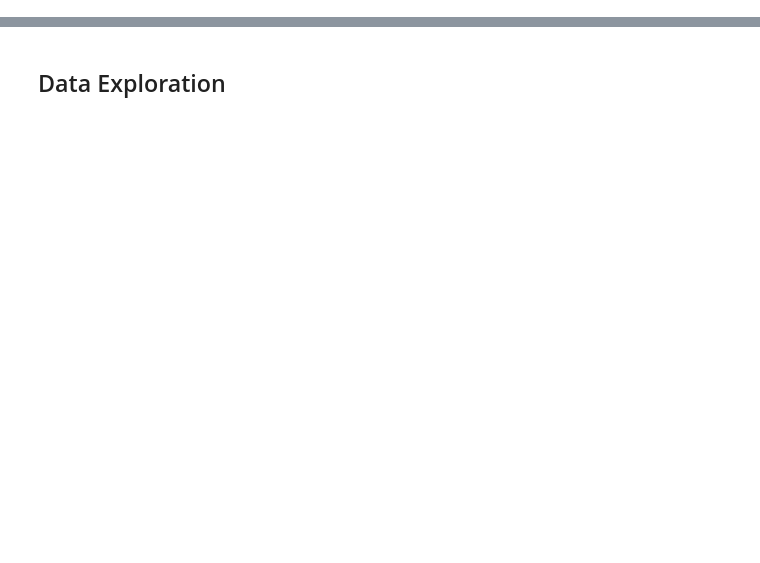
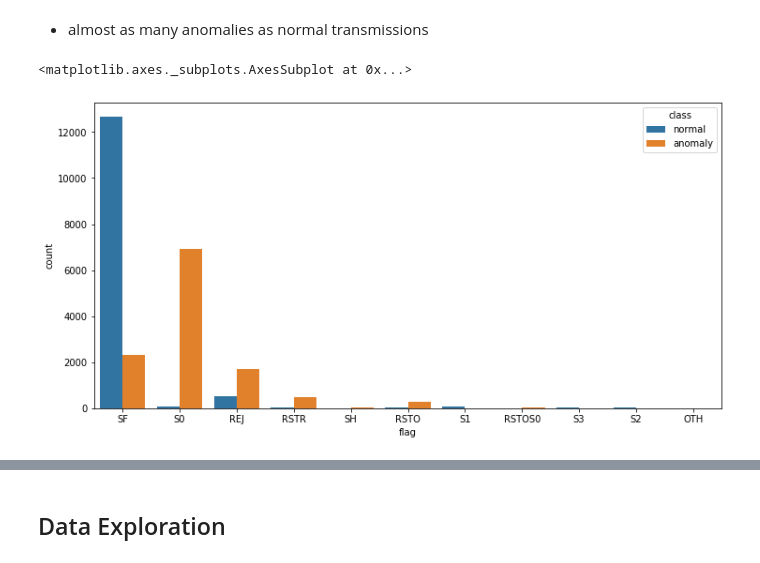
Before and after one commit to QuantumKane/network_intrusion_detection, a Jupyter notebook: exploration.ipynb, the cells around one changed output, grey strips where cells are left out. Saved outputs shown, nothing was run; the diff lists cells and outputs as text; code cells hidden in the pictures; blank space fills up the shorter version.

```diff
--- a/exploration.ipynb
+++ b/exploration.ipynb
@@ -241,0 +133,10 @@ train = train[train['service'].isin(counts[counts > 500].index)]
+# %% [markdown]
+- almost as many anomalies as normal transmissions
+# %%
+# Class according to flag type
+
+plt.figure(figsize=(12,6))
+sns.countplot(df['flag'], hue=df['class'])
+# %% [output]
+<matplotlib.axes._subplots.AxesSubplot at 0x...>
+[figure, added]
```
Also changed, not shown: parts of 108 cells of this notebook.
